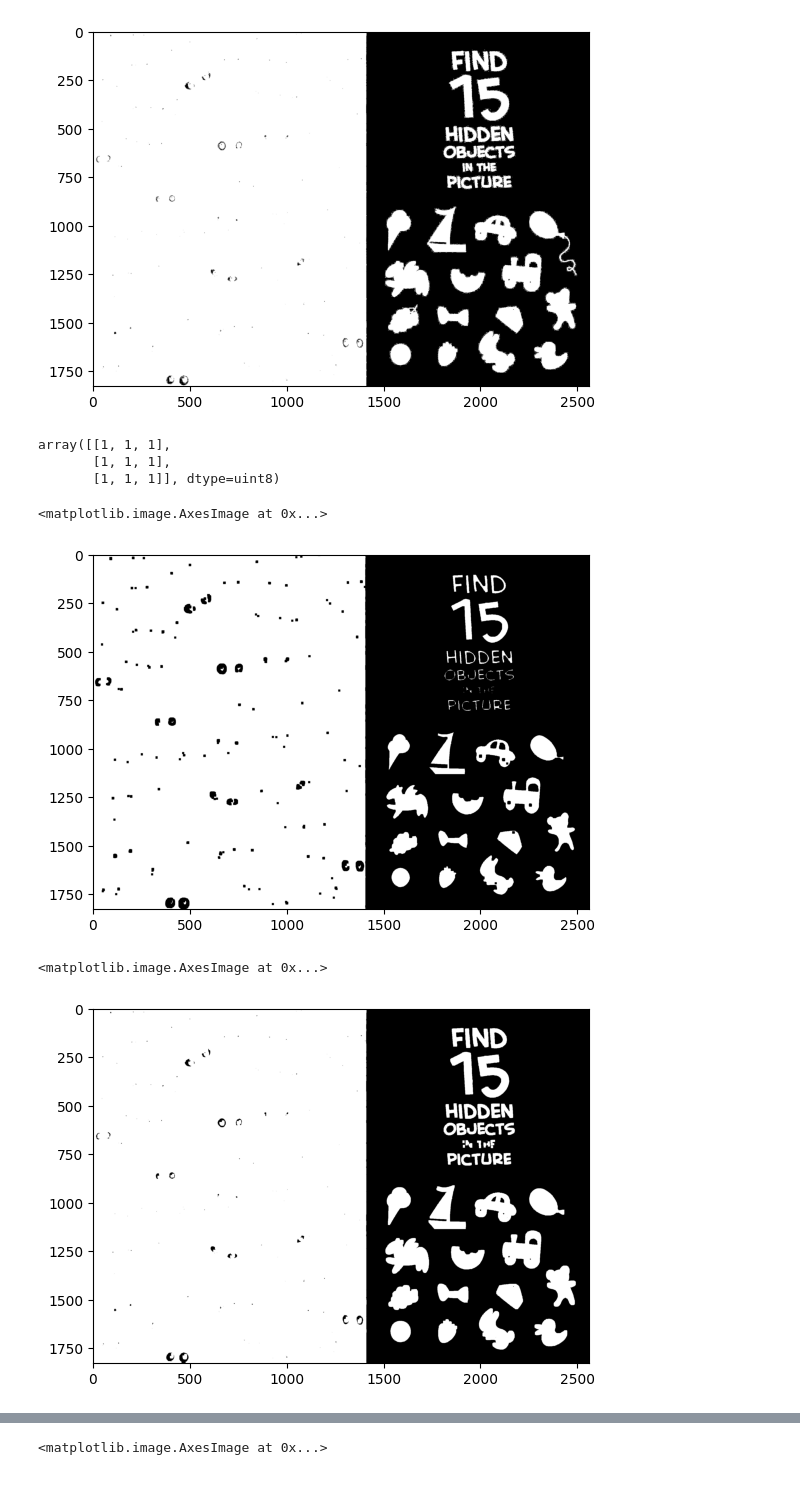
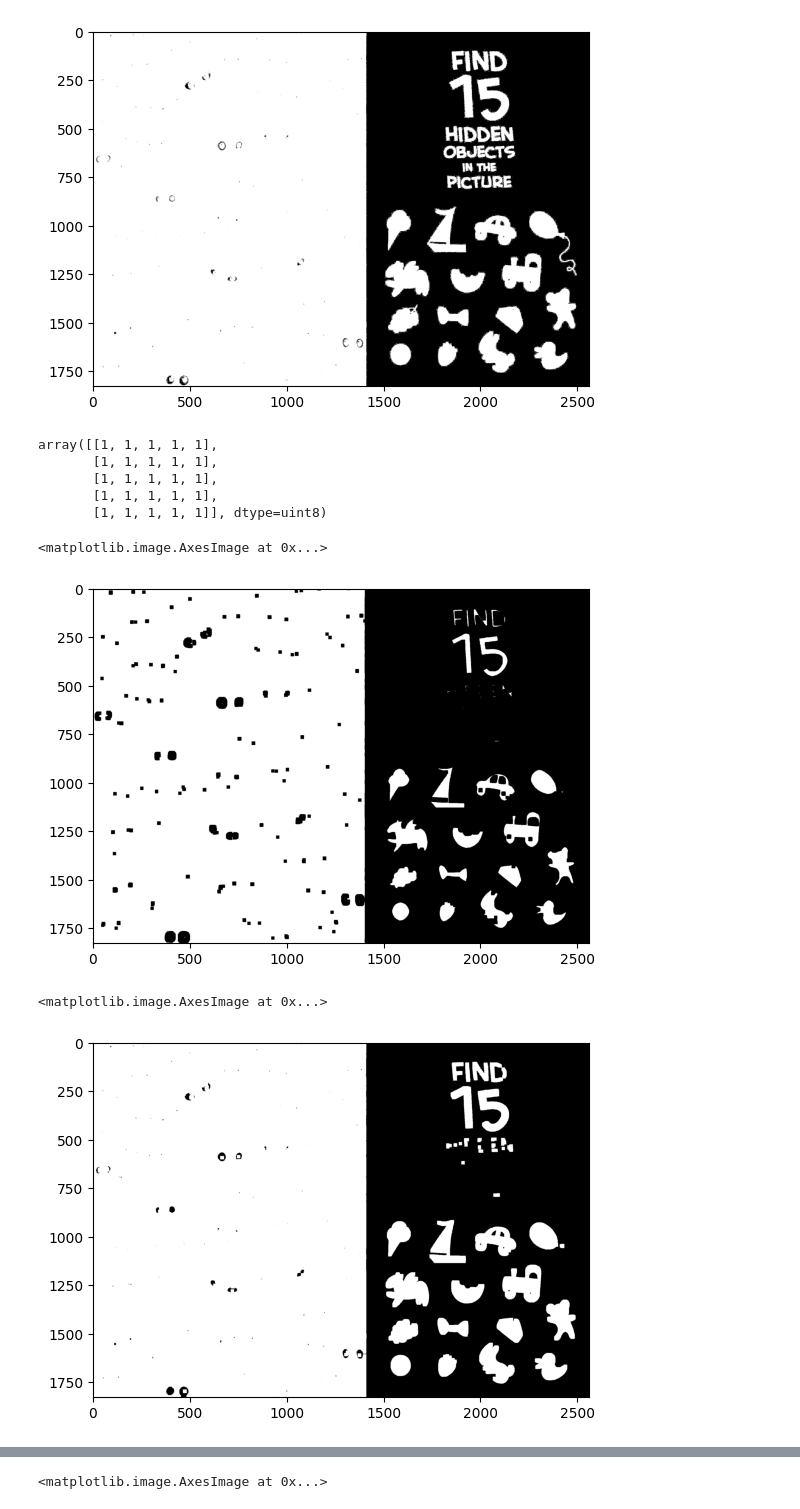
Before and after one commit to kanawanttotimetravel/AIT3002-Midterm, a Jupyter notebook: test.ipynb, the cells around one changed output, grey strips where cells are left out. Cells and saved outputs as stored; diff of their text form; code cells hidden in the pictures.

```diff
--- a/test.ipynb
+++ b/test.ipynb
@@ -16,24 +16,26 @@ plt.imshow(thresh, cmap='grey')
 <matplotlib.image.AxesImage at 0x...>
 [figure]
 # %%
-kernel = cv2.getStructuringElement(cv2.MORPH_RECT, (3, 3))
+kernel = cv2.getStructuringElement(cv2.MORPH_RECT, (5, 5))
 kernel
 # %% [output]
-array([[1, 1, 1],
-       [1, 1, 1],
-       [1, 1, 1]], dtype=uint8)
+array([[1, 1, 1, 1, 1],
+       [1, 1, 1, 1, 1],
+       [1, 1, 1, 1, 1],
+       [1, 1, 1, 1, 1],
+       [1, 1, 1, 1, 1]], dtype=uint8)
 # %%
-erosion = cv2.erode(thresh, kernel, iterations=5)
+erosion = cv2.erode(thresh, kernel, iterations=4)
 plt.imshow(erosion, cmap='gray')
 # %% [output]
 <matplotlib.image.AxesImage at 0x...>
-[figure, old version]
+[figure, new version]
 # %%
-dilation = cv2.dilate(erosion, kernel, iterations=5)
+dilation = cv2.dilate(erosion, kernel, iterations=4)
 plt.imshow(dilation, cmap='gray')
 # %% [output]
 <matplotlib.image.AxesImage at 0x...>
-[figure, old version]
+[figure, new version]
 # %%
 x = dilation - thresh
 plt.imshow(x, cmap='gray')
```
Also changed, not shown: parts of 8 cells of this notebook, 3 other files.
